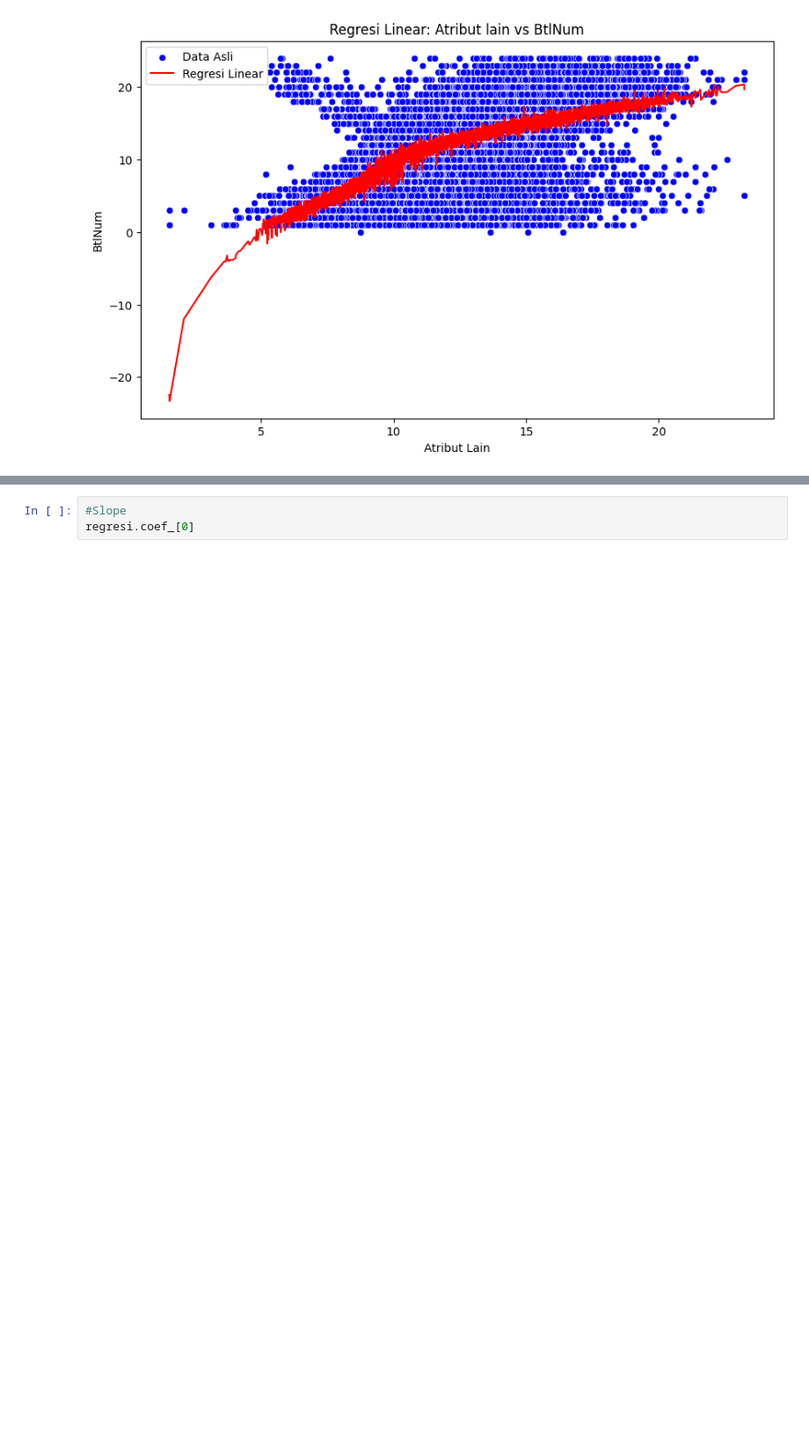
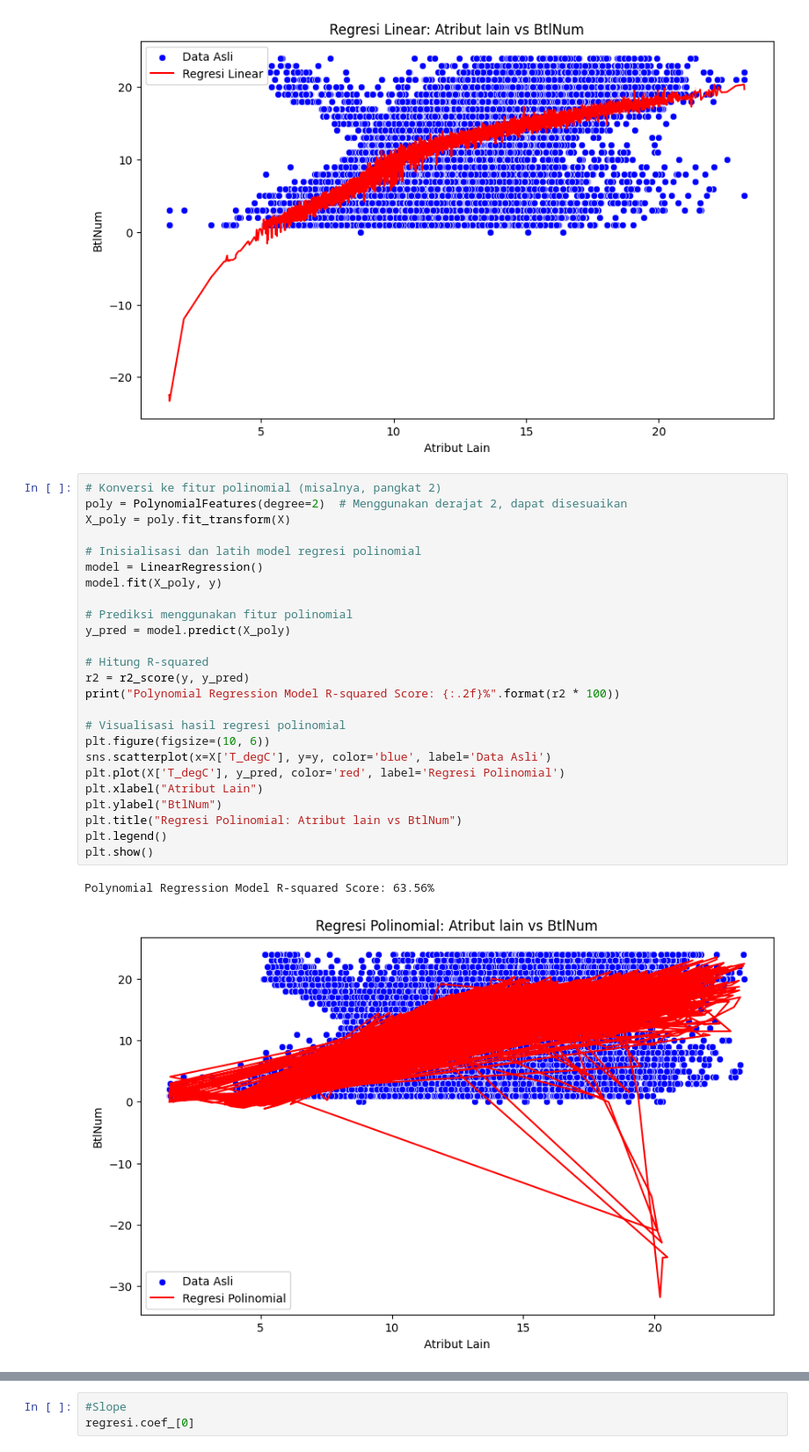
Before and after one commit to Falskeox/calcofi-kelompok, a Jupyter notebook: CalCofi8ATR.ipynb, the cells around one changed output, grey strips where cells are left out. Shown at 88% size. Saved outputs shown, nothing was run; the diff lists cells and outputs as text; blank space fills up the shorter version.

```diff
--- a/CalCofi8ATR.ipynb
+++ b/CalCofi8ATR.ipynb
@@ -61,3 +64,31 @@ plt.show()
 # %% [output]
 Mean Squared Error: 14.363524882332388
 [figure]
+# %%
+# Konversi ke fitur polinomial (misalnya, pangkat 2)
+poly = PolynomialFeatures(degree=2)  # Menggunakan derajat 2, dapat disesuaikan
+X_poly = poly.fit_transform(X)
+
+# Inisialisasi dan latih model regresi polinomial
+model = LinearRegression()
+model.fit(X_poly, y)
+
+# Prediksi menggunakan fitur polinomial
+y_pred = model.predict(X_poly)
+
+# Hitung R-squared
+r2 = r2_score(y, y_pred)
+print("Polynomial Regression Model R-squared Score: {:.2f}%".format(r2 * 100))
+
+# Visualisasi hasil regresi polinomial
+plt.figure(figsize=(10, 6))
+sns.scatterplot(x=X['T_degC'], y=y, color='blue', label='Data Asli')
+plt.plot(X['T_degC'], y_pred, color='red', label='Regresi Polinomial')
+plt.xlabel("Atribut Lain")
+plt.ylabel("BtlNum")
+plt.title("Regresi Polinomial: Atribut lain vs BtlNum")
+plt.legend()
+plt.show()
+# %% [output]
+Polynomial Regression Model R-squared Score: 63.56%
+[figure, added]
```
Also changed, not shown: parts of 2 cells of this notebook.
